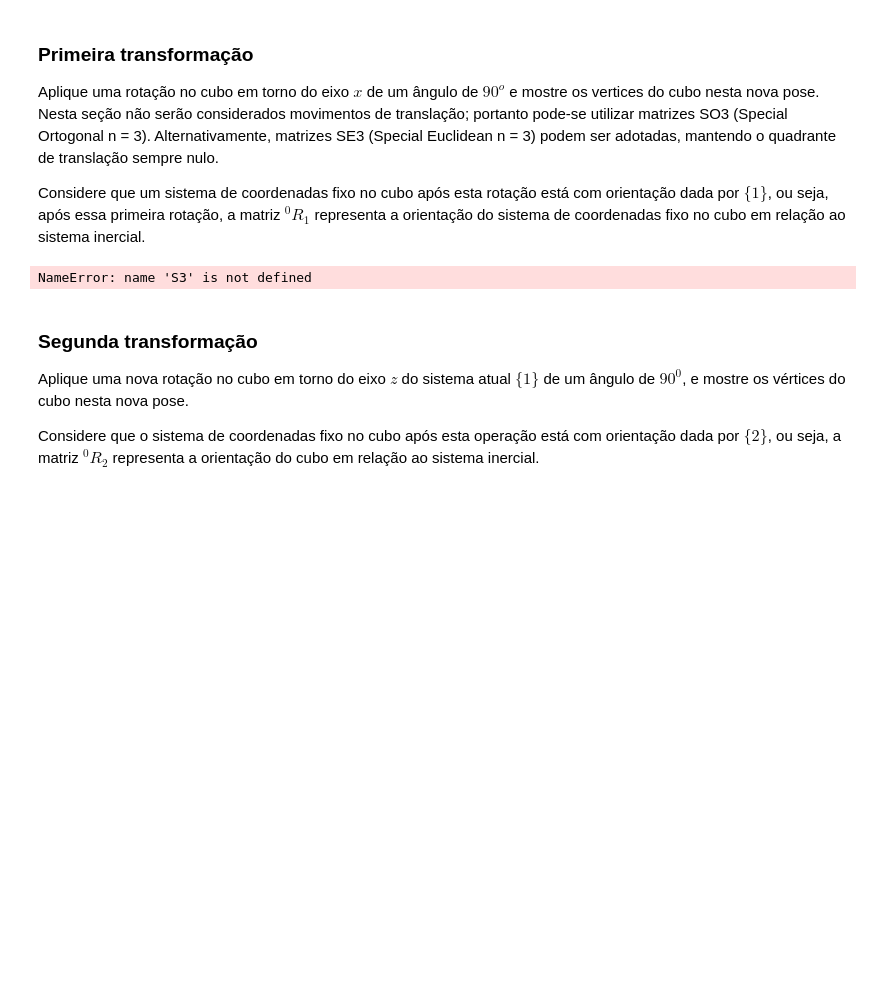
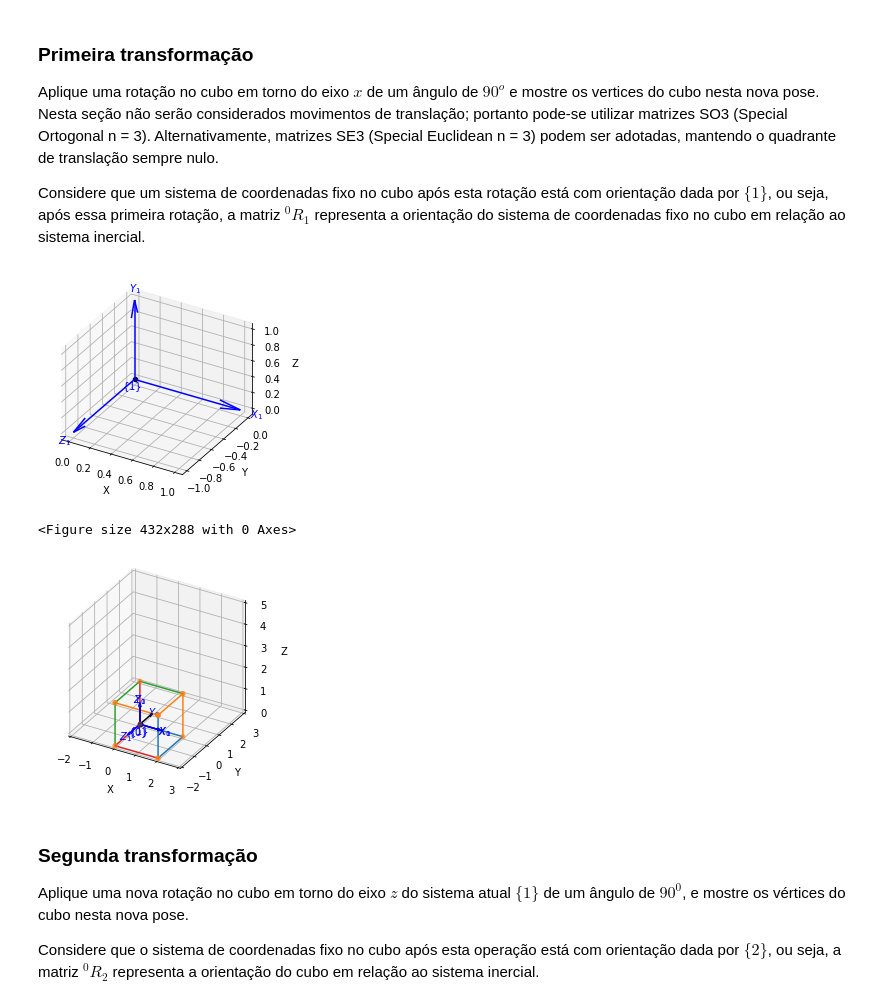
Before and after one commit to RafaelBaquero/lab-robos-manip, a Jupyter notebook: sel0634_tarefa1_Incompleta.ipynb, the cells around one changed output. Saved outputs shown, nothing was run; the diff lists cells and outputs as text; code cells hidden in the pictures; blank space fills up the shorter version.

```diff
--- a/sel0634_tarefa1_Incompleta.ipynb
+++ b/sel0634_tarefa1_Incompleta.ipynb
@@ -96,21 +96,20 @@ Considere que um sistema de coordenadas fixo no cubo após esta rotação está
 # %%
 #########################
 # Coloque seu código aqui
 # Por simplicidade, vamos usar matrizes SO3. Utilizaremos SE3 mais adiante neste mesmo arquivo.
-#H1 = SE3(0,0,0)*SE3.Rx(90,'deg')
-T01 = S3(0,0,0) # Translação
-R01 = S3.Rx(90,'deg') # Rotação
-H01 = T01*R01 # Matriz de transformação homogênea completa
+R01 = SO3.Rx(90,'deg') # Rotação
 
 # H01 = R01, não há translação
 P01 = R01*P
 
 R01.plot(frame='1') # mostra o sistema de coordenadas com orientação dada por R01
 #########################
 plot_cubo(P01)
 R01.plot(frame='1') # mostra o sistema de coordenadas com orientação dada por R01
 # %% [output]
+[figure, added]
-NameError: name 'S3' is not defined
+<Figure size 432x288 with 0 Axes>
+[figure, added]
 # %% [markdown]
 ### Segunda transformação
 
```
Also changed, not shown: parts of 12 cells of this notebook.
